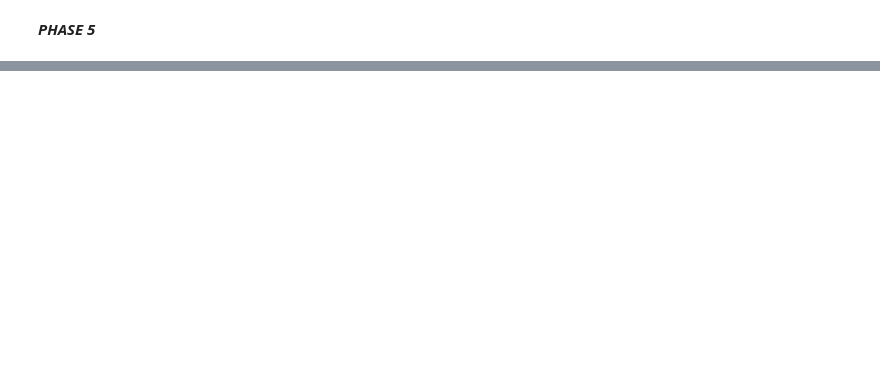
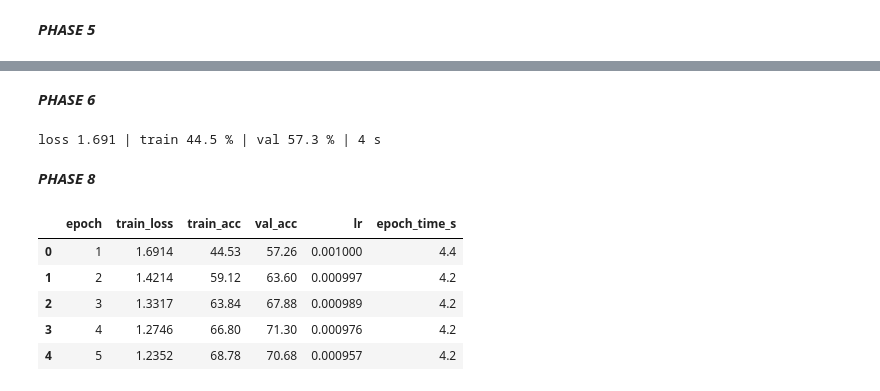
Before and after one commit to alicewesterberg/nn-optimization-project, a Jupyter notebook: notebooks/setup.ipynb, the cells around one changed output, grey strips where cells are left out. Saved outputs shown, nothing was run; the diff lists cells and outputs as text; code cells hidden in the pictures; blank space fills up the shorter version.

```diff
--- a/notebooks/setup.ipynb
+++ b/notebooks/setup.ipynb
@@ -105,0 +152,37 @@ build_model("fel_namn")                          # ska ge ValueError
+# %% [markdown]
+***PHASE 6***
+# %%
+from src.train import train_one_epoch, evaluate
+from src.data import get_loaders
+from src.models import build_model
+from src.utils import set_seed, get_device
+import torch, torch.nn as nn, time
+
+set_seed(42)
+device = get_device()
+train_loader, val_loader, test_loader = get_loaders(128, num_workers=0)
+model = build_model("simple_cnn").to(device)
+criterion = nn.CrossEntropyLoss(label_smoothing=0.1)
+optimizer = torch.optim.AdamW(model.parameters(), lr=1e-3, weight_decay=0.05)
+
+t0 = time.perf_counter()
+loss, train_acc = train_one_epoch(model, train_loader, optimizer, criterion, device)
+val_acc = evaluate(model, val_loader, device)
+print(f"loss {loss:.3f} | train {train_acc:.1f} % | val {val_acc:.1f} % | {time.perf_counter() - t0:.0f} s")
+# %% [output]
+loss 1.691 | train 44.5 % | val 57.3 % | 4 s
+# %% [markdown]
+***PHASE 8***
+# %%
+import pandas as pd
+import matplotlib.pyplot as plt
+
+df = pd.read_csv("results/train_simple_cnn.csv")
+df.head()
+# %% [output]
+|  | epoch | train_loss | train_acc | val_acc | lr | epoch_time_s |
+| 0 | 1 | 1.6914 | 44.53 | 57.26 | 0.001000 | 4.4 |
+| 1 | 2 | 1.4214 | 59.12 | 63.60 | 0.000997 | 4.2 |
+| 2 | 3 | 1.3317 | 63.84 | 67.88 | 0.000989 | 4.2 |
+| 3 | 4 | 1.2746 | 66.80 | 71.30 | 0.000976 | 4.2 |
+| 4 | 5 | 1.2352 | 68.78 | 70.68 | 0.000957 | 4.2 |
```
Also changed, not shown: parts of 13 cells of this notebook, 5 other files.
